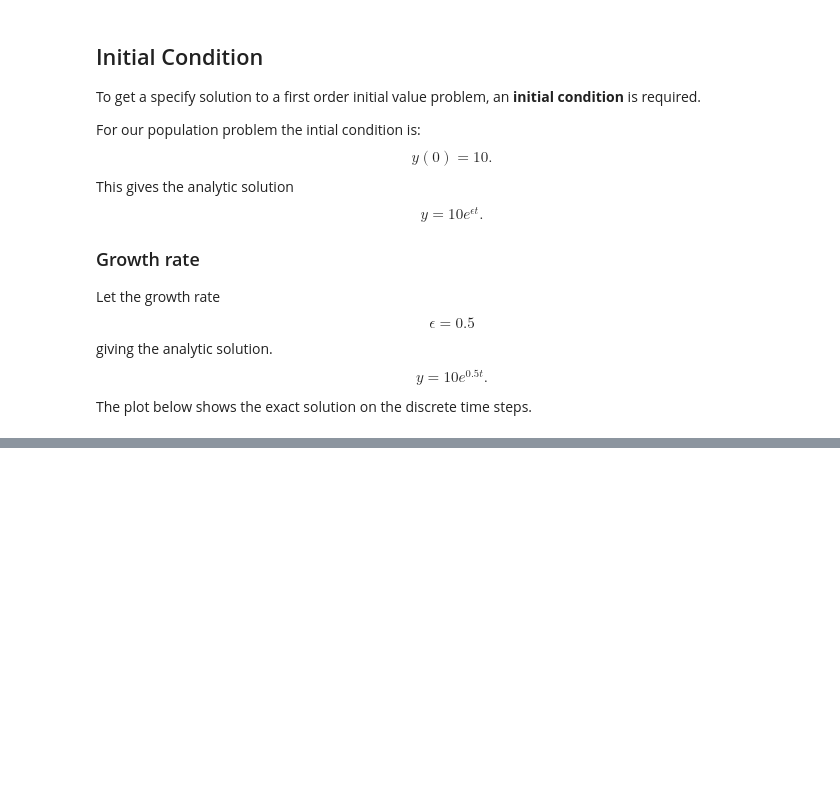
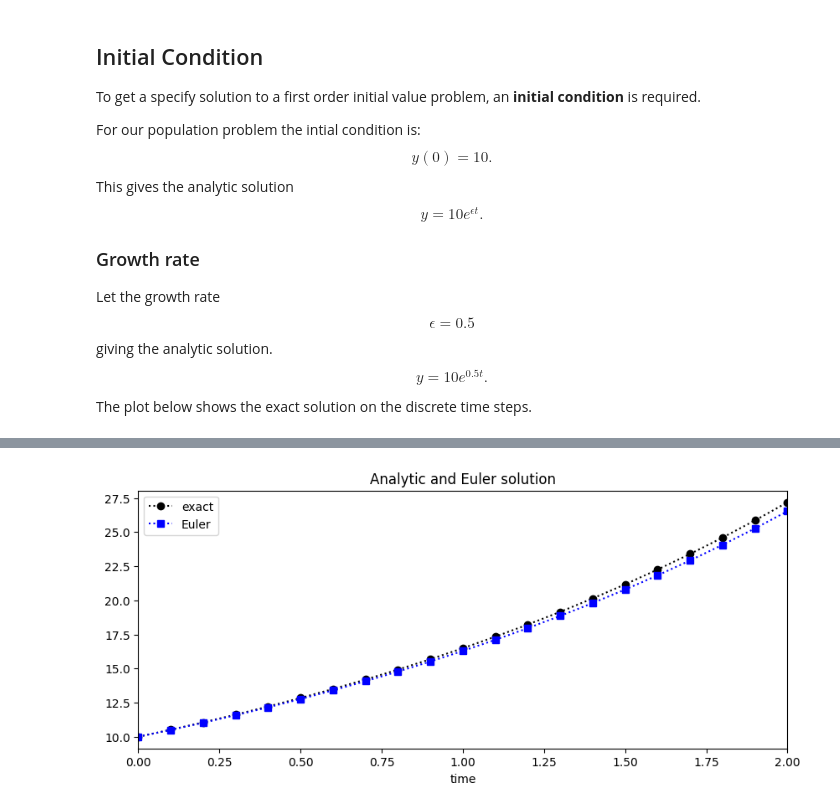
Before and after one commit to rcs1994/Teaching_DL4DEs_Fall_2025, a Jupyter notebook: NumericsODEs_EulerMethod.ipynb, the cells around one changed output, grey strips where cells are left out. Saved outputs shown, nothing was run; the diff lists cells and outputs as text; code cells hidden in the pictures; blank space fills up the shorter version.

```diff
--- a/NumericsODEs_EulerMethod.ipynb
+++ b/NumericsODEs_EulerMethod.ipynb
@@ -126,0 +149,16 @@ The plot below shows the exact solution on the discrete time steps.
+# %%
+w=np.zeros(N+1)
+w[0]=10
+for i in range (0,N):
+    w[i+1]=w[i]+h*(0.5)*w[i]
+
+fig = plt.figure(figsize=(10,4))
+plt.plot(time,y,'o:',color='black',label='exact')
+plt.plot(time,w,'s:',color='blue',label='Euler')
+plt.xlim((0,2))
+plt.xlabel('time')
+plt.legend(loc='best')
+plt.title('Analytic and Euler solution')
+plt.plot();
+# %% [output]
+[figure, added]
```
Also changed, not shown: parts of 2 cells of this notebook.
